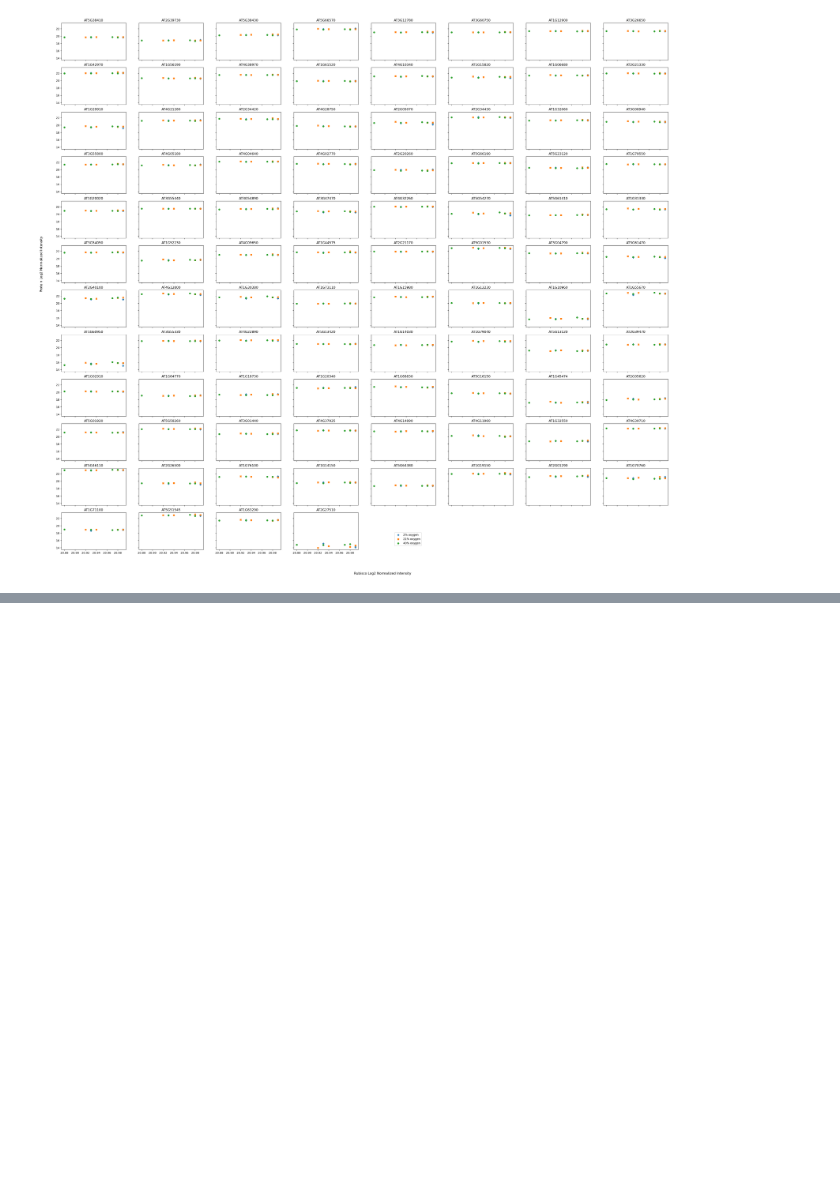
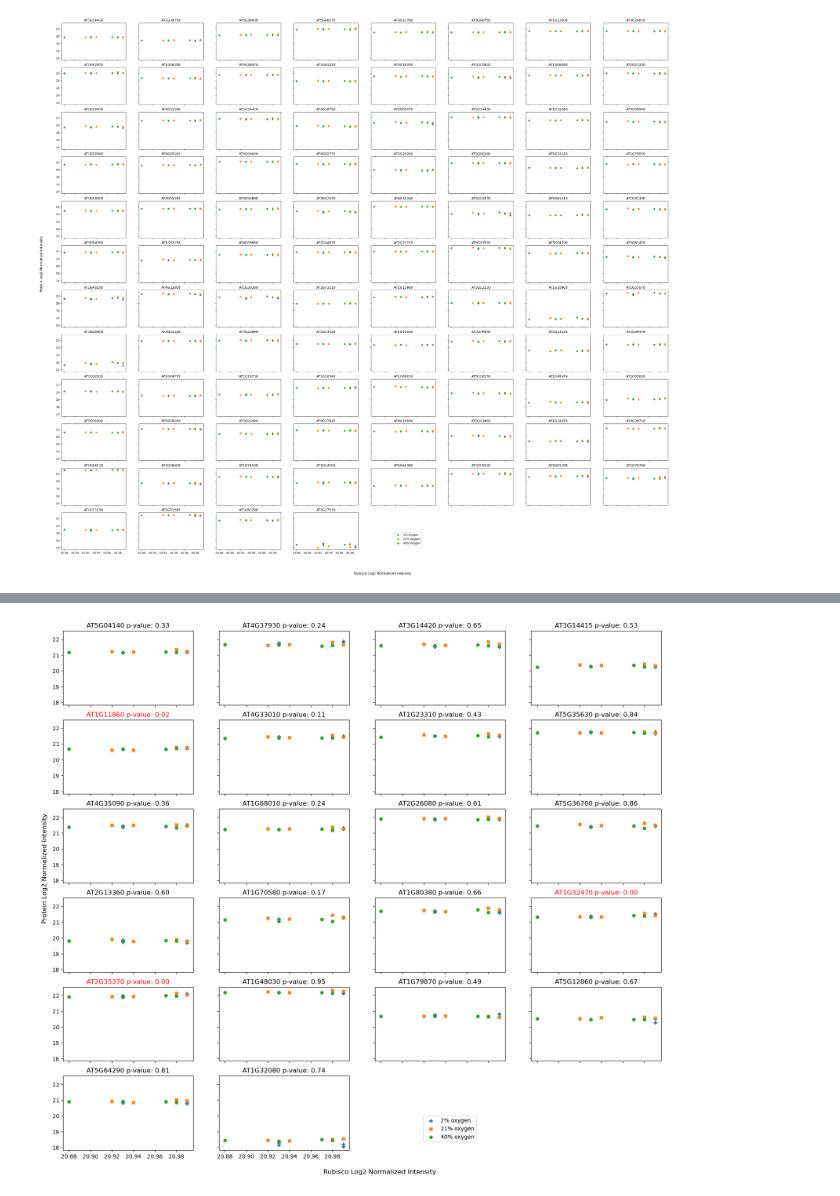
Before and after one commit to serenalotreck/photorespiration-omics, a Jupyter notebook: notebooks/rubisco_correlations.ipynb, the cells around one changed output, grey strips where cells are left out. Cells and saved outputs as stored; diff of their text form; code cells hidden in the pictures; blank space fills up the shorter version.

Commit message:
Add statistical anlysis for rubisco correlations

```diff
--- a/notebooks/rubisco_correlations.ipynb
+++ b/notebooks/rubisco_correlations.ipynb
@@ -110,7 +112,7 @@ def almost_factors(number):
         number += 1
     return factor1, factor2
 
-def make_rubisco_plots(df_T, rubisco_T, markers):
+def make_rubisco_plots(df_T, rubisco_T, markers, stat_test_res=None):
     """
     Use the above format of data to make plots.
     """
@@ -132,7 +134,11 @@ def make_rubisco_plots(df_T, rubisco_T, markers):
         for o2, d in together.groupby('o2'):
             marker = markers[o2]
             ax.scatter(d['rubisco'], d[col], marker=marker, label=f'{o2}% oxygen')
-        ax.set_title(col.split('_')[1].upper())
+        if stat_test_res is not None:
+            color = 'red' if stat_test_res[col] < 0.05 else 'black'
+            ax.set_title(col.split('_')[1].upper() + f' p-value: {stat_test_res[col]:.2f}', color=color)
+        else:
+            ax.set_title(col.split('_')[1].upper())
 
     num_to_del = dim[0]*dim[1] - num_plots
     [fig.delaxes(ax) for ax in axs.flat[-num_to_del:]]
@@ -157,0 +167,7 @@ make_rubisco_plots(light_rxn_T, rubisco_T, markers)
+# %%
+photoresp_f_test, photoresp_p_vals = f_regression(photoresp_T.to_numpy(), rubisco_T.to_numpy().ravel())
+photoresp_pvals = {gene: p for gene, p in zip(photoresp_T.columns, photoresp_p_vals)}
+# %%
+make_rubisco_plots(photoresp_T, rubisco_T, markers, stat_test_res=photoresp_pvals)
+# %% [output]
+[figure, added]
```
Also changed, not shown: parts of 4 cells of this notebook, 6 other files.
